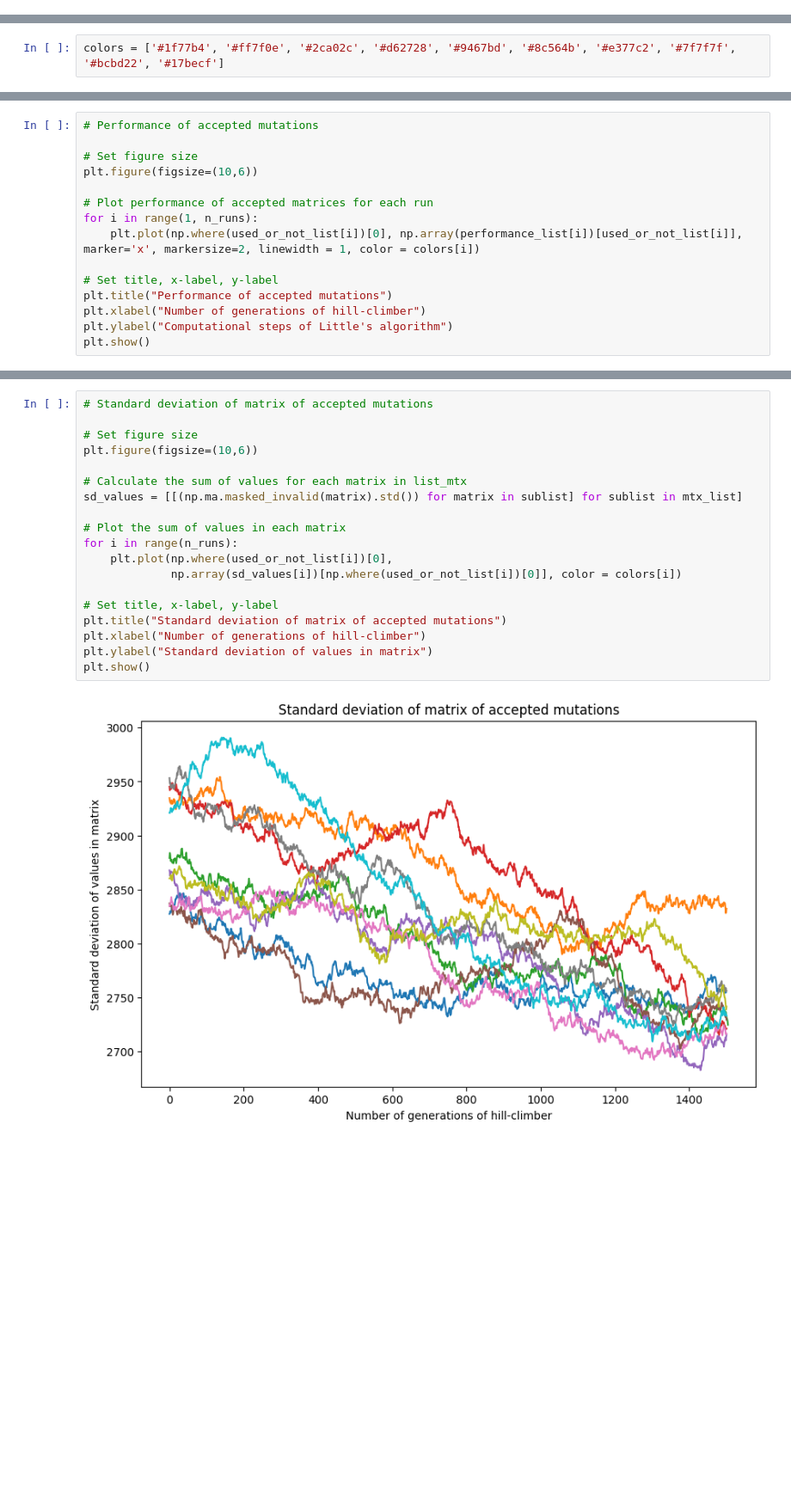
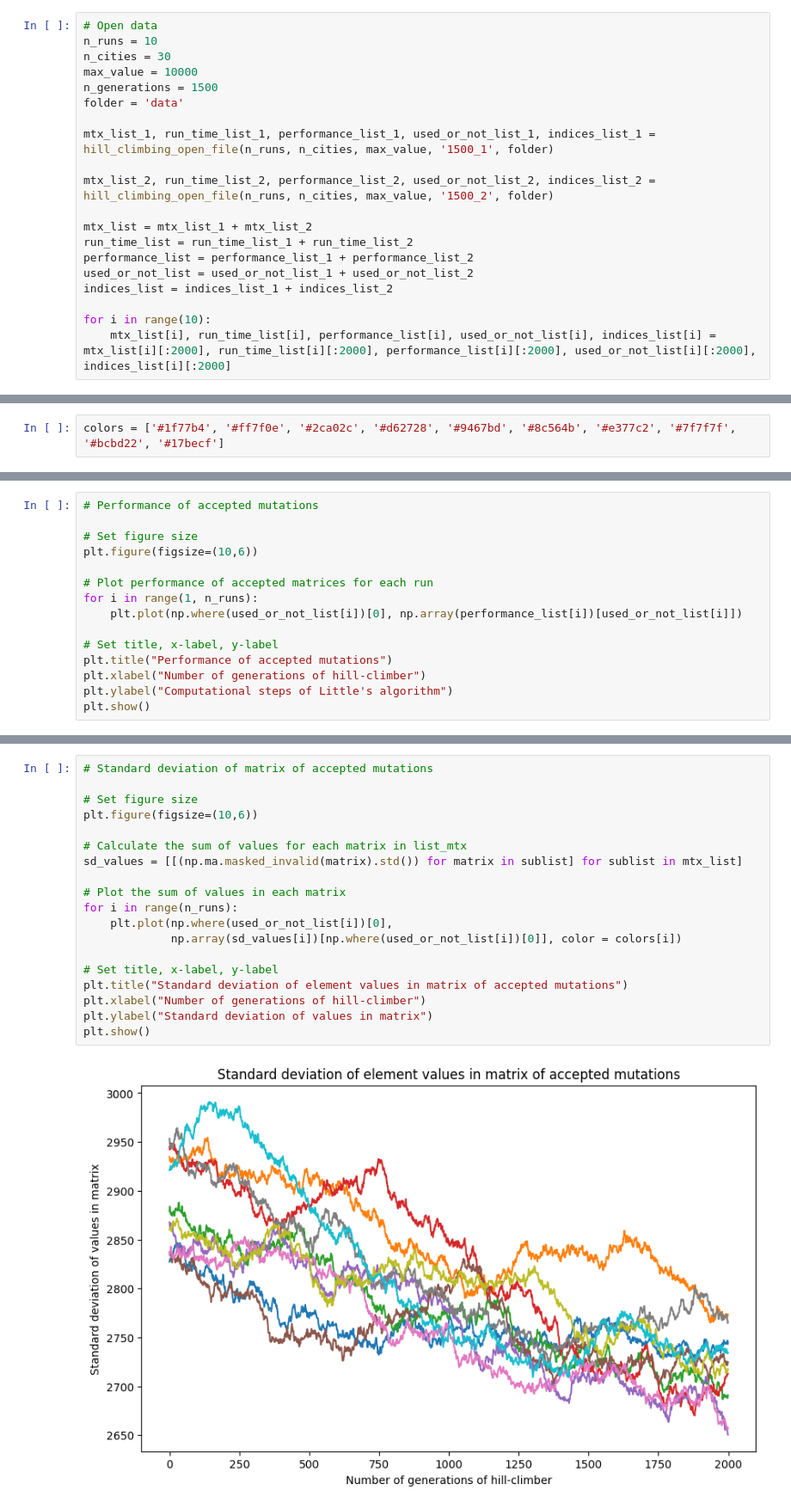
Before and after one commit to nichiho/Hardness-of-ATSP, a Jupyter notebook: hill_climbing/hill_climbing_results.ipynb, the cells around one changed output, grey strips where cells are left out. Shown at 86% size. Cells and saved outputs as stored; diff of their text form; blank space fills up the shorter version.

```diff
--- a/hill_climbing/hill_climbing_results.ipynb
+++ b/hill_climbing/hill_climbing_results.ipynb
@@ -23,3 +14,23 @@ mtx_list, run_time_list, performance_list, used_or_not_list, indices_list = hill
+# %%
+# Open data
+n_runs = 10
+n_cities = 30
+max_value = 10000
+n_generations = 1500
+folder = 'data'
+
+mtx_list_1, run_time_list_1, performance_list_1, used_or_not_list_1, indices_list_1 = hill_climbing_open_file(n_runs, n_cities, max_value, '1500_1', folder)
+
+mtx_list_2, run_time_list_2, performance_list_2, used_or_not_list_2, indices_list_2 = hill_climbing_open_file(n_runs, n_cities, max_value, '1500_2', folder)
+
+mtx_list = mtx_list_1 + mtx_list_2
+run_time_list = run_time_list_1 + run_time_list_2
+performance_list = performance_list_1 + performance_list_2
+used_or_not_list = used_or_not_list_1 + used_or_not_list_2
+indices_list = indices_list_1 + indices_list_2
+
+for i in range(10):
+    mtx_list[i], run_time_list[i], performance_list[i], used_or_not_list[i], indices_list[i] = mtx_list[i][:2000], run_time_list[i][:2000], performance_list[i][:2000], used_or_not_list[i][:2000], indices_list[i][:2000]
 # %%
 # Highest run-time per iteration of hill-climber
 
@@ -109,7 +120,7 @@ plt.figure(figsize=(10,6))
 
 # Plot performance of accepted matrices for each run
 for i in range(1, n_runs):
-    plt.plot(np.where(used_or_not_list[i])[0], np.array(performance_list[i])[used_or_not_list[i]], marker='x', markersize=2, linewidth = 1, color = colors[i])
+    plt.plot(np.where(used_or_not_list[i])[0], np.array(performance_list[i])[used_or_not_list[i]])
 
 # Set title, x-label, y-label
 plt.title("Performance of accepted mutations")
@@ -163,24 +174,24 @@ plt.show()
 # %%
 # Standard deviation of matrix of accepted mutations
 
 # Set figure size
 plt.figure(figsize=(10,6))
 
 # Calculate the sum of values for each matrix in list_mtx
 sd_values = [[(np.ma.masked_invalid(matrix).std()) for matrix in sublist] for sublist in mtx_list]
 
 # Plot the sum of values in each matrix
 for i in range(n_runs):
     plt.plot(np.where(used_or_not_list[i])[0],
              np.array(sd_values[i])[np.where(used_or_not_list[i])[0]], color = colors[i])
 
 # Set title, x-label, y-label
-plt.title("Standard deviation of matrix of accepted mutations")
+plt.title("Standard deviation of element values in matrix of accepted mutations")
 plt.xlabel("Number of generations of hill-climber")
 plt.ylabel("Standard deviation of values in matrix")
 plt.show()
 # %% [output]
-[figure, old version]
+[figure, new version]
 # %%
 # Maximum value of matrix of accepted mutations
 
```
Also changed, not shown: parts of 12 cells of this notebook, 43 other files.
